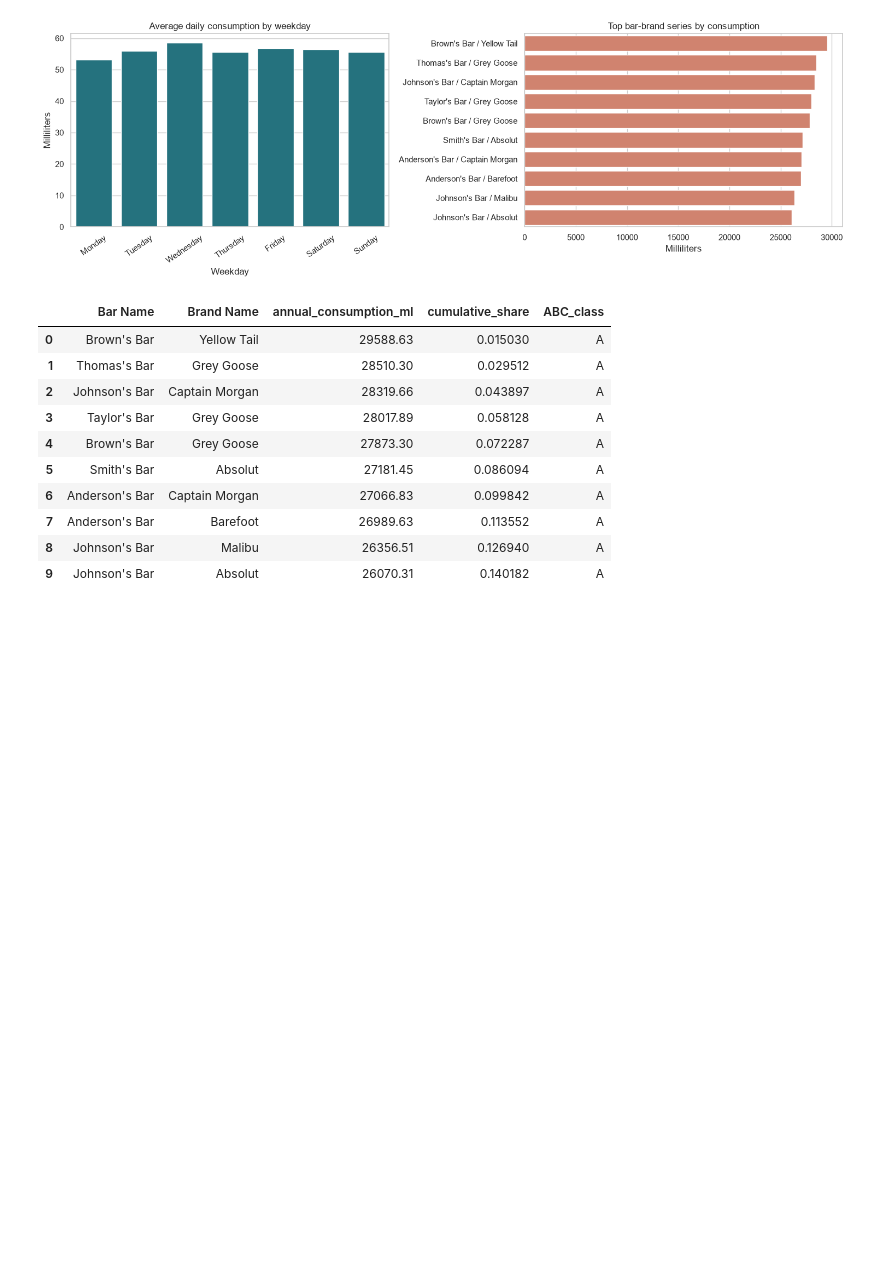
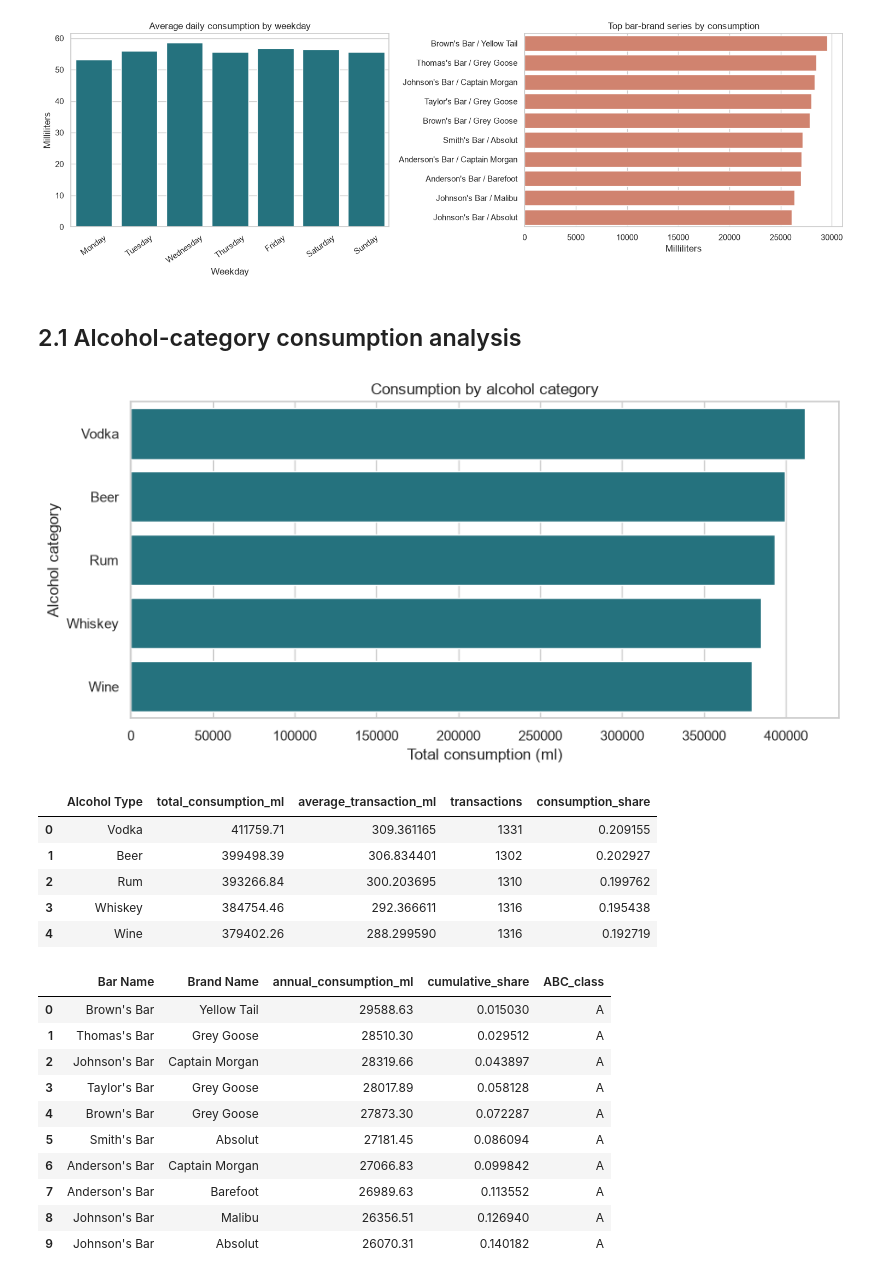
Before and after one commit to Bhanuprakash2580/ML---Inventory-Demand-Forecasting-and-Par-Level-Recommendation-System-for-Bars, a Jupyter notebook: notebooks/inventory_forecasting_solution.ipynb, the cells around one changed output. Saved outputs shown, nothing was run; the diff lists cells and outputs as text; code cells hidden in the pictures; blank space fills up the shorter version.

```diff
--- a/notebooks/inventory_forecasting_solution.ipynb
+++ b/notebooks/inventory_forecasting_solution.ipynb
@@ -182,6 +186,41 @@ fig.savefig(FIGURE_DIR / 'eda_overview.png', dpi=160, bbox_inches='tight')
 plt.show()
 # %% [output]
 [figure]
+# %% [markdown]
+## 2.1 Alcohol-category consumption analysis
+# %%
+category_consumption = (raw.groupby('Alcohol Type')['Consumed (ml)']
+                       .agg(total_consumption_ml='sum', average_transaction_ml='mean', transactions='size')
+                       .sort_values('total_consumption_ml', ascending=False)
+                       .reset_index())
+category_consumption['consumption_share'] = (
+    category_consumption['total_consumption_ml'] / category_consumption['total_consumption_ml'].sum()
+)
+category_consumption.to_csv(DATA_DIR / 'category_consumption.csv', index=False)
+
+fig, ax = plt.subplots(figsize=(9, 4.5))
+sns.barplot(
+    data=category_consumption,
+    x='total_consumption_ml',
+    y='Alcohol Type',
+    color='#167d8d',
+    ax=ax,
+)
+ax.set_title('Consumption by alcohol category')
+ax.set_xlabel('Total consumption (ml)')
+ax.set_ylabel('Alcohol category')
+fig.tight_layout()
+fig.savefig(FIGURE_DIR / 'category_consumption.png', dpi=160, bbox_inches='tight')
+plt.show()
+category_consumption
+# %% [output]
+[figure, added]
+|  | Alcohol Type | total_consumption_ml | average_transaction_ml | transactions | consumption_share |
+| 0 | Vodka | 411759.71 | 309.361165 | 1331 | 0.209155 |
+| 1 | Beer | 399498.39 | 306.834401 | 1302 | 0.202927 |
+| 2 | Rum | 393266.84 | 300.203695 | 1310 | 0.199762 |
+| 3 | Whiskey | 384754.46 | 292.366611 | 1316 | 0.195438 |
+| 4 | Wine | 379402.26 | 288.299590 | 1316 | 0.192719 |
 # %%
 annual = (daily_ts.groupby(['Bar Name', 'Brand Name'])['Consumed (ml)']
           .sum().sort_values(ascending=False))
```
Also changed, not shown: parts of 7 cells of this notebook, 25 other files.
